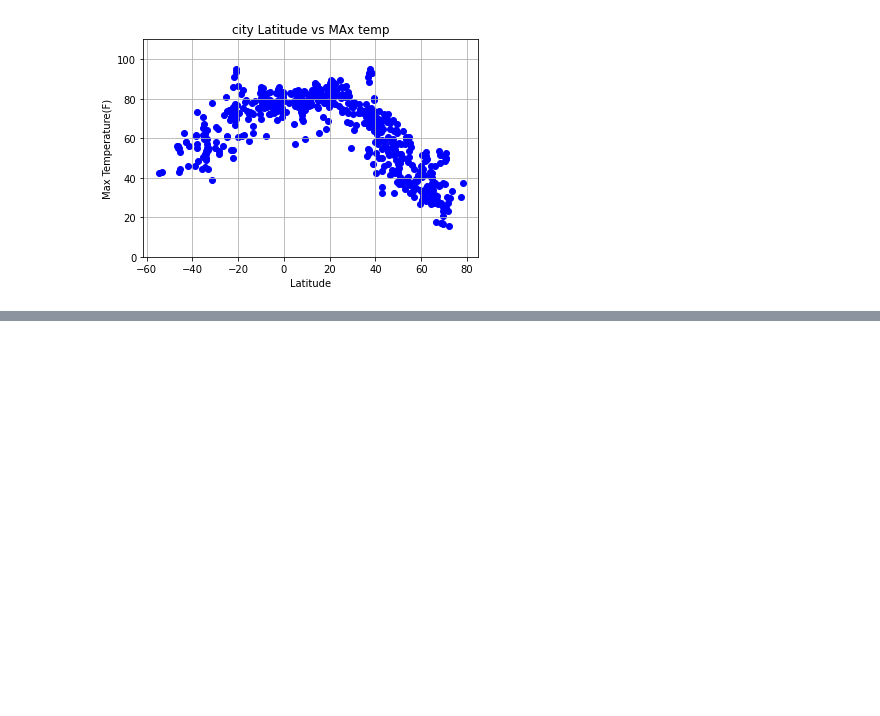
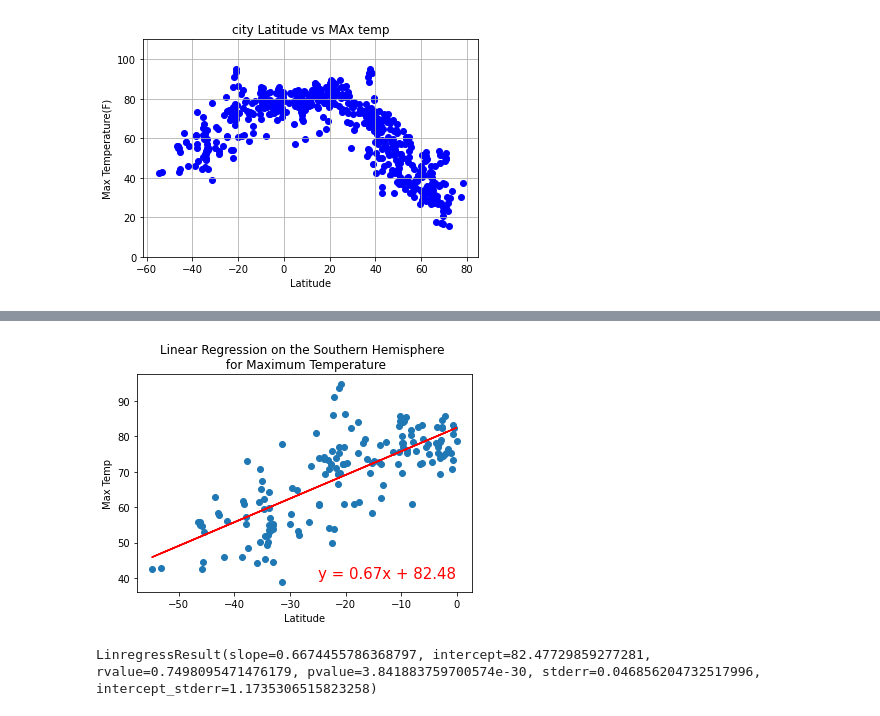
Before and after one commit to maryamt95/World_Weather_Analysis, a Jupyter notebook: WeatherPy.ipynb, the cells around one changed output, grey strips where cells are left out. Drawn from its saved outputs; the diff is of its cells as text; code cells hidden in the pictures; blank space fills up the shorter version.

```diff
--- a/WeatherPy.ipynb
+++ b/WeatherPy.ipynb
@@ -249,0 +298,9 @@ plt.savefig("weather_data/Fig4.png")
+# %%
+x_values =southern_hemi_df["Lat"]
+y_values=southern_hemi_df["Max Temp"]
+plot_linear_regression(x_values, y_values, 'Linear Regression on the Southern Hemisphere \n for Maximum Temperature', "Max Temp", (-25,40))
+
+linregress(x_values,y_values)
+# %% [output]
+[figure, added]
+LinregressResult(slope=0.6674455786368797, intercept=82.47729859277281, rvalue=0.7498095471476179, pvalue=3.841883759700574e-30, stderr=0.046856204732517996, intercept_stderr=1.1735306515823258)
```
Also changed, not shown: parts of 31 cells of this notebook.
